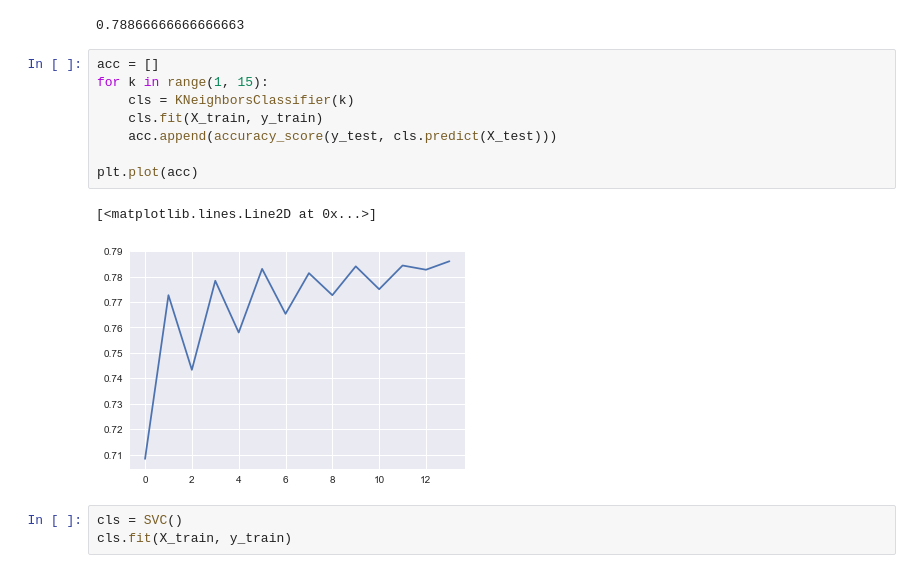
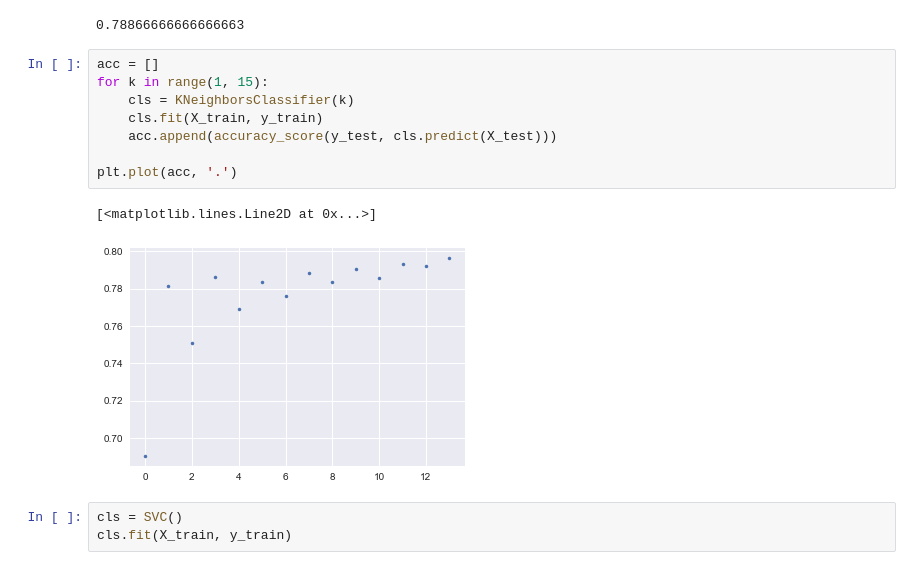
Before and after one commit to george-and-miller/data-science, a Jupyter notebook: Udemy A-Z Data Science.ipynb, the cells around one changed output. Cells and saved outputs as stored; diff of their text form.

```diff
--- a/Udemy A-Z Data Science.ipynb
+++ b/Udemy A-Z Data Science.ipynb
@@ -200,14 +214,14 @@ accuracy_score(y_test, cls.predict(X_test))
 # %%
 acc = []
 for k in range(1, 15):
     cls = KNeighborsClassifier(k)
     cls.fit(X_train, y_train)
     acc.append(accuracy_score(y_test, cls.predict(X_test)))
 
-plt.plot(acc)
+plt.plot(acc, '.')
 # %% [output]
 [<matplotlib.lines.Line2D at 0x...>]
-[figure, old version]
+[figure, new version]
 # %%
 cls = SVC()
 cls.fit(X_train, y_train)
```
Also changed, not shown: parts of 9 cells of this notebook.
